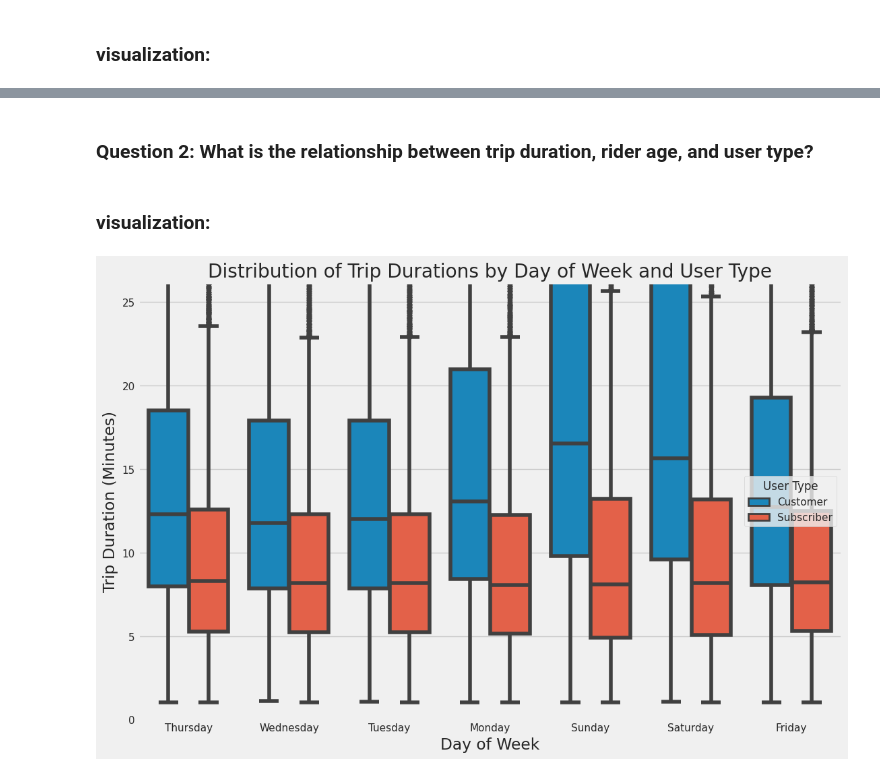
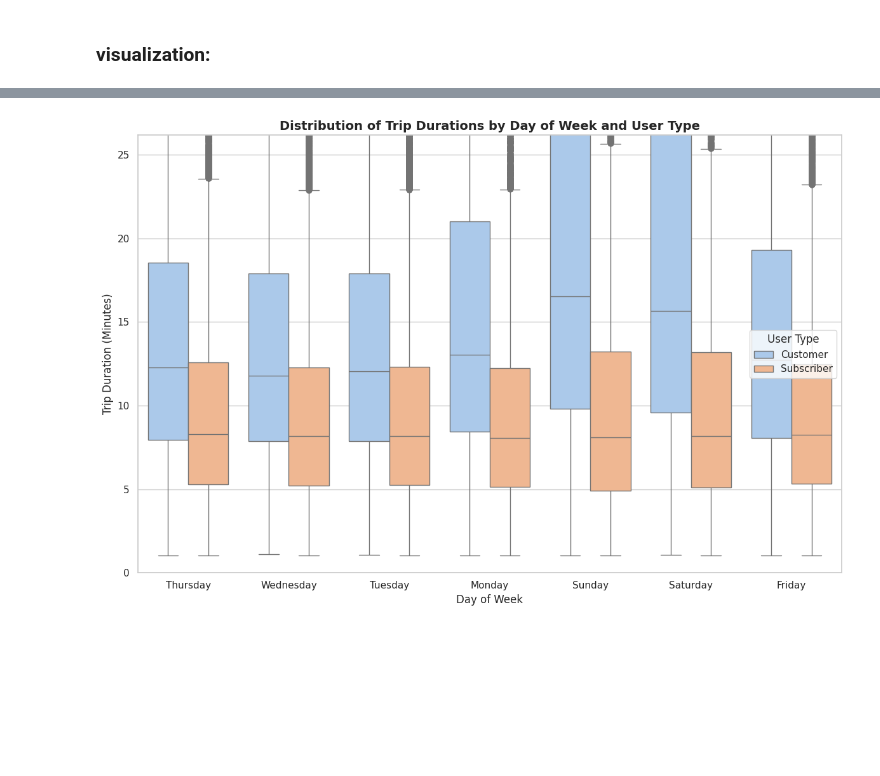
Before and after one commit to AbdKhuffash/Udacity_P3_Communicate-Data-Findings, a Jupyter notebook: Part_I_Exploration_FordGoBike.ipynb, the cells around one changed output, grey strips where cells are left out. Saved outputs shown, nothing was run; the diff lists cells and outputs as text; code cells hidden in the pictures; blank space fills up the shorter version.

```diff
--- a/Part_I_Exploration_FordGoBike.ipynb
+++ b/Part_I_Exploration_FordGoBike.ipynb
@@ -12,15 +14,10 @@ The dataset in question pertains to the Ford GoBike System, a bike-sharing progr
 # %%
-# import all packages and set plots to be embedded inline
 import numpy as np
 import pandas as pd
 import matplotlib.pyplot as plt
 import seaborn as sns
 
-# Set visualization style and colors
-sns.set(style='darkgrid', palette='Set2')
-plt.style.use('fivethirtyeight')
+
+plt.style.use('ggplot')
+sns.set_theme(style="whitegrid", palette="pastel")
 %matplotlib inline
-
-# Load the dataset
-data = pd.read_csv('201902-fordgobike-tripdata.csv')
-data.head()
@@ -258,0 +427,19 @@ The data highlights clear patterns in ride usage throughout the day. There’s a
+# %%
+df['day_of_week'] = df['start_time'].dt.day_name()
+
+# Create a count plot for bike rides by day of the week
+plt.figure(figsize=(10, 6))
+sns.countplot(data=df, x='day_of_week',
+              order=['Monday', 'Tuesday', 'Wednesday', 'Thursday', 'Friday', 'Saturday', 'Sunday'],
+              palette='muted', edgecolor='black', alpha=0.8)
+
+# Customize the plot
+plt.title('Bike Ride Distribution by Day of the Week', fontsize=15, fontweight='bold')
+plt.xlabel('Day of the Week', fontsize=12)
+plt.ylabel('Number of Rides', fontsize=12)
+plt.xticks(rotation=45)
+plt.grid(axis='y', linestyle='--', alpha=0.6)
+
+# Display the plot
+plt.tight_layout()
+plt.show()
@@ -418,15 +610,14 @@ Customers tend to have longer trips, especially on weekends, where trips longer
-# %% [markdown]
-### Question 2: What is the relationship between trip duration, rider age, and user type?
-# %% [markdown]
-### visualization:
 # %%
 plt.figure(figsize=(12, 8))
-sns.boxplot(data=data, x='day_of_week', y='duration_min', hue='user_type')
-plt.title('Distribution of Trip Durations by Day of Week and User Type')
-plt.xlabel('Day of Week')
-plt.ylabel('Trip Duration (Minutes)')
-plt.ylim(0, data['duration_min'].quantile(0.95))  # Limiting to 95th percentile to avoid extreme outliers
+sns.boxplot(data=df, x='day_of_week', y='duration_min', hue='user_type', palette='pastel')
+
+plt.title('Distribution of Trip Durations by Day of Week and User Type', fontsize=14, fontweight='bold')
+plt.xlabel('Day of Week', fontsize=12)
+plt.ylabel('Trip Duration (Minutes)', fontsize=12)
+plt.ylim(0, df['duration_min'].quantile(0.95))
+
 plt.legend(title='User Type')
+plt.tight_layout()
 plt.show()
 # %% [output]
-[figure, old version]
+[figure, new version]
```
Also changed, not shown: parts of 97 cells of this notebook.
